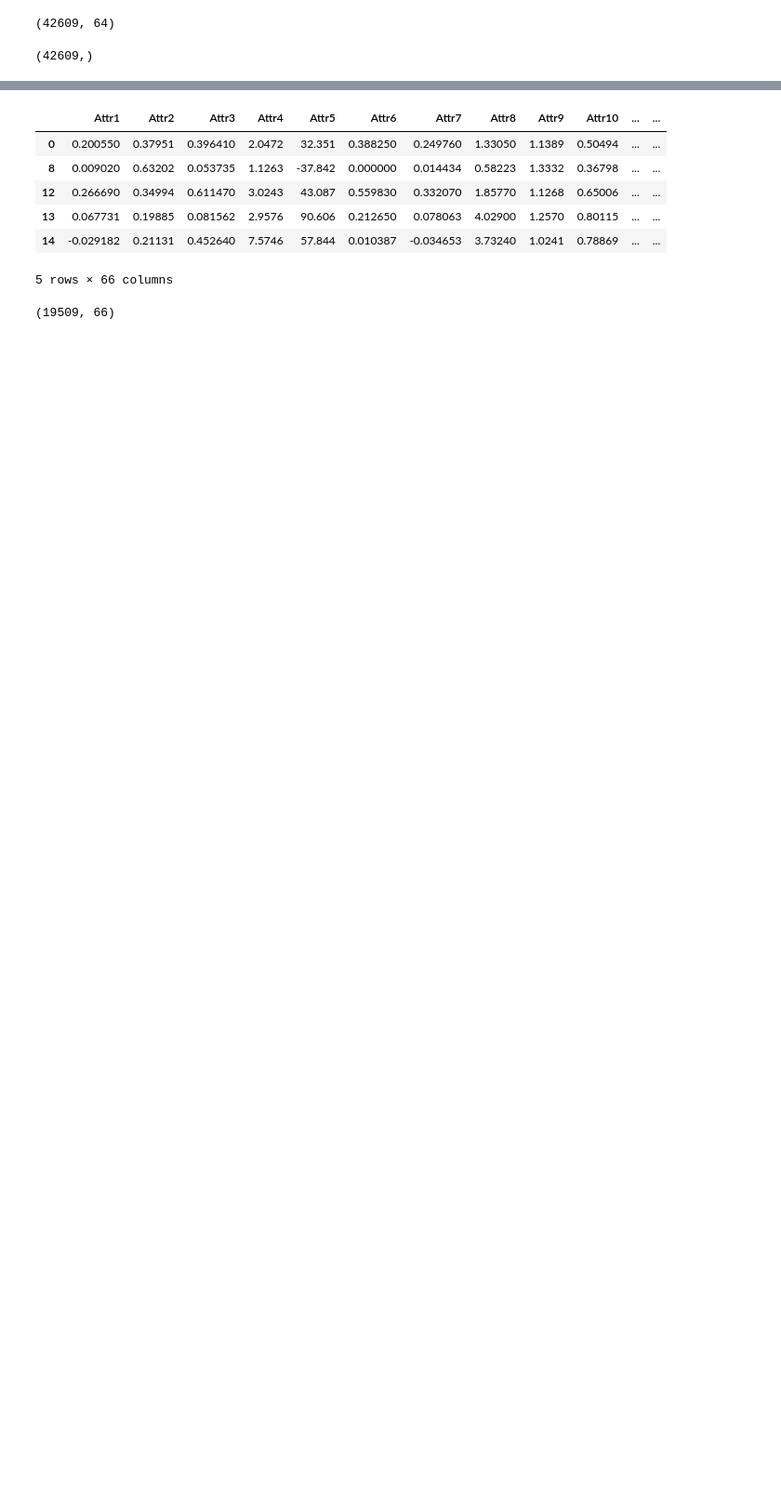
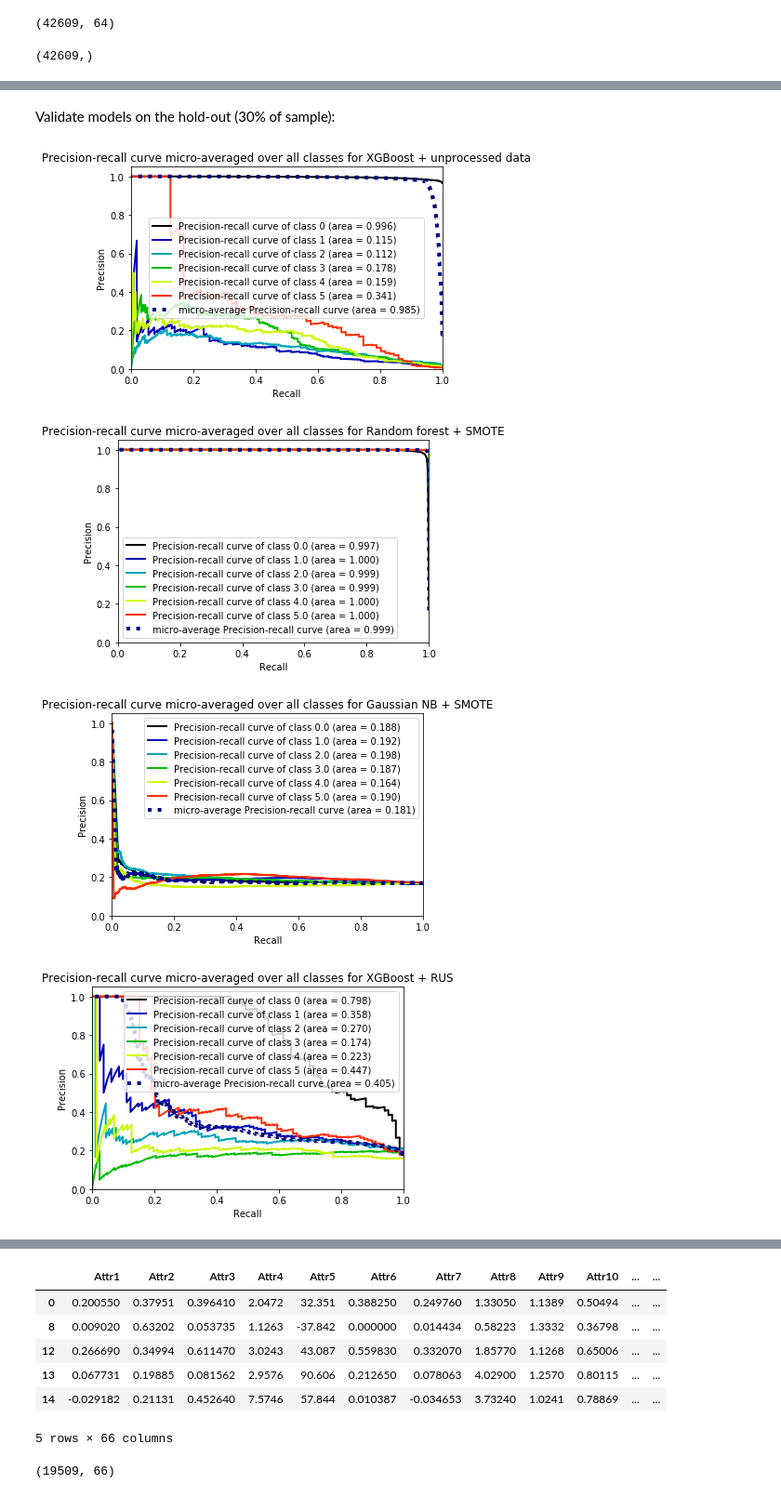
Before and after one commit to vcaramba/companies_bankruptcy_prediction, a Jupyter notebook: jupyter_notebooks/classifiers_comparison.ipynb, the cells around one changed output, grey strips where cells are left out. Shown at 93% size. Saved outputs shown, nothing was run; the diff lists cells and outputs as text; code cells hidden in the pictures; blank space fills up the shorter version.

Commit message:
Fixed models validation

```diff
--- a/jupyter_notebooks/classifiers_comparison.ipynb
+++ b/jupyter_notebooks/classifiers_comparison.ipynb
@@ -72,3 +74,9 @@ X_smote, y_smote = sm.fit_resample(X, Y)
+# %%
+from sklearn.model_selection import train_test_split
+from sklearn import preprocessing
+
+
+X_train_smote, X_test_smote, y_train_smote, y_test_smote = train_test_split(X_smote, y_smote, test_size=0.3)
 # %% [markdown]
 Random undersampling with kept missing values for balancing data:
 # %%
@@ -81,0 +92,2 @@ X_rus, y_rus = rus.fit_resample(all_frs, df['bankruptcy_after_years'])
+# %%
+X_train_rus, X_test_rus, y_train_rus, y_test_rus = train_test_split(X_rus, y_rus, test_size=0.3)
@@ -82,3 +96,5 @@ X_rus, y_rus = rus.fit_resample(all_frs, df['bankruptcy_after_years'])
+# %%
+X_train, X_test, y_train, y_test = train_test_split(all_frs, label, test_size=0.3)
 # %%
 all_frs.shape
 # %% [output]
@@ -110,4 +127 @@ for clr, frs, label, out_dir in models:
     save_model(clr, frs, label, out_dir)
-# %%
-for _, frs, label, in_dir in models:
-    validate(in_dir, frs, label)
@@ -119,0 +128,17 @@ for _, frs, label, in_dir in models:
+# %% [markdown]
+Validate models on the hold-out (30% of sample):
+# %%
+test_models = [('../models/xgboost.pkl', X_test, y_test, 'XGBoost + unprocessed data'),
+          ('../models/random_forest_SMOTE.pkl', X_test_smote, y_test_smote, 'Random forest + SMOTE'),
+          ('../models/gaussian_nb_SMOTE.pkl', X_test_smote, y_test_smote, 'Gaussian NB + SMOTE'),
+          ('../models/xgboost_RUS.pkl', X_test_rus, y_test_rus, 'XGBoost + RUS'),
+          ('../models/xgboost_SMOTE.pkl', X_test_smote, y_test_smote, 'XGBoost + SMOTE')
+         ]
+
+for in_dir, X_test, y_test, title in test_models:
+    validate(in_dir, X_test, y_test, title)
+# %% [output]
+[figure, added]
+[figure, added]
+[figure, added]
+[figure, added]
```
Also changed, not shown: parts of 17 cells of this notebook, 3 other files.
